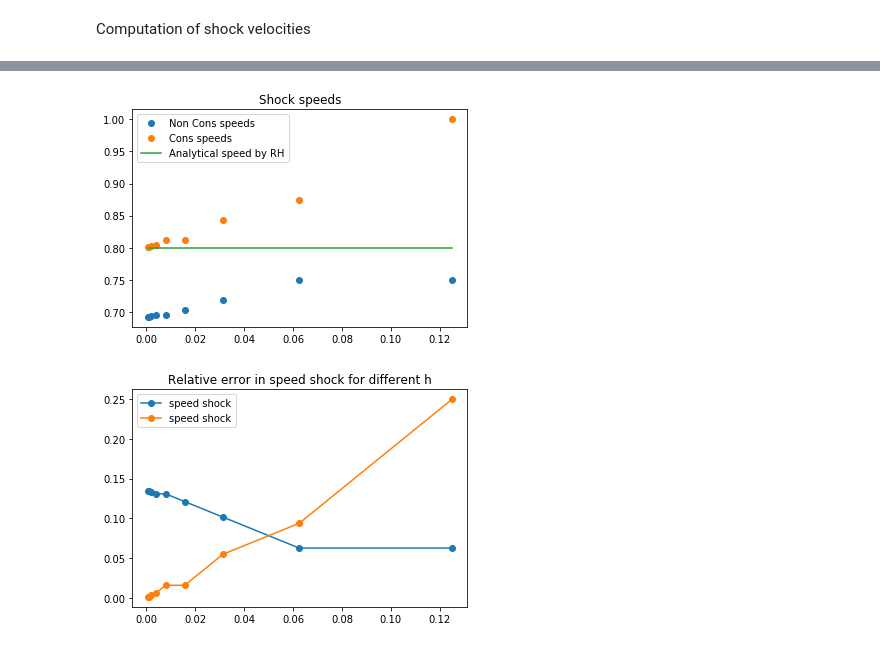
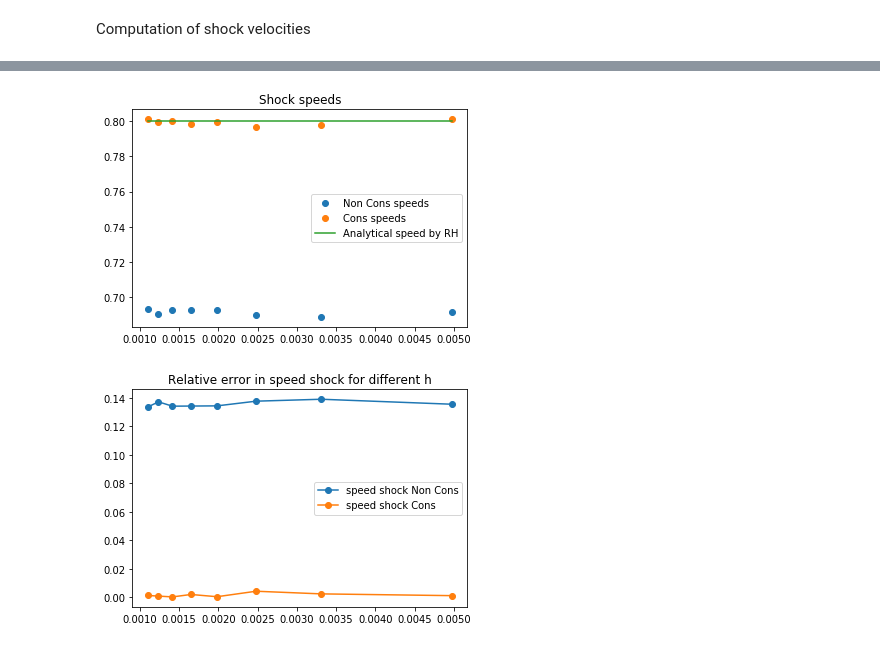
Before and after one commit to fdrmrc/HigherNumericalMathematicsPS, a Jupyter notebook: Sheet3/Burgers_Upwinds.ipynb, the cells around one changed output, grey strips where cells are left out. Cells and saved outputs as stored; diff of their text form; code cells hidden in the pictures.

Commit message:
numerical speed schock

```diff
--- a/Sheet3/Burgers_Upwinds.ipynb
+++ b/Sheet3/Burgers_Upwinds.ipynb
@@ -42,7 +42,7 @@ plt.show()
 [figure]
 # %%
 def noncon_upwind(dx,dt,tf,ul,ur):
-    nx=int(np.floor((b-a)/dx))
+    nx=int(np.ceil((b-a)/dx))
     x=np.linspace(a,b,nx+1)
     u=u0(x,ul,ur) #size N+1
     t=0
@@ -58,7 +58,7 @@ def noncon_upwind(dx,dt,tf,ul,ur):
 
 
 def conservative_upwind(dx,dt,tf,ul,ur):
-    nx=int(np.floor((b-a)/dx))
+    nx=int(np.ceil((b-a)/dx))
     x=np.linspace(a,b,nx+1)
     u=u0(x,ul,ur) #size N+1
     t=0
@@ -71,10 +71,10 @@ def conservative_upwind(dx,dt,tf,ul,ur):
         t=t+dt
     return u
 
-nx=200
+nx=1111
 dx=(b-a)/nx
 dt=0.5*dx
-tf=1
+tf=0.5
 ul=1.2
 ur=0.4
 ShockSpeed=(ul+ur)/2
@@ -85,24 +203,2 @@ ucon=conservative_upwind(dx,dt,tf,ul,ur)
 # %% [markdown]
 Computation of shock velocities
-# %%
-def shock_speed(u0,unc,ucon,x,ul,ur):
-    #Non Conservative scheme velocity
-    pos0=np.where(u0(x,ul,ur)==ur)[0][0]
-    if (len(np.where(abs(unc-ur)<1e-1))>0):
-        fpos=np.where(abs(unc-ur)<1e-1)[0][0]
-        speedNC=(x[fpos]-x[pos0])/(tf)
-
-    #print('Shock speed Non Conservative= ', speedNC)
-
-    #Conservative scheme velocity
-    if (len(np.where(abs(ucon-ur)<1e-1))>0):
-        fpos=np.where(abs(ucon-ur)<1e-1)[0][0]
-        speedCON=(x[fpos]-x[pos0])/(tf)
-    #print('Shock speed conservative= ', speedCON)
-    return speedNC, speedCON
-
-
-vnc,vcon=shock_speed(u0,unc,ucon,x,ul,ur)
-print('Analytical shock speed',ShockSpeed)
-print('Non Cons shock speed',vnc)
-print('Cons shock speed',vcon)
@@ -125,5 +205,5 @@ plt.show()
 # %%
-hrange=1/(2**np.arange(3,12))
+hrange=1/(np.arange(201,1001,101))
 
 errNC=[]
 errCON=[]
@@ -137,8 +217,9 @@ for dx in hrange:
     unc=noncon_upwind(dx,dt,tf,ul,ur)
     ucon=conservative_upwind(dx,dt,tf,ul,ur) #compute solutions
 
-    spNC=shock_speed(u0,unc,ucon,x,ul,ur)[0] #compute shock speeds
-    spCON=shock_speed(u0,unc,ucon,x,ul,ur)[1]
+#    Tol=0.05
+
+    spNC,spCON=shock_speed(u0,unc,ucon,x,ul,ur) #compute shock speeds
 
     speedsNC.append(spNC) #store numerical shock velocities for each h
     speedsCON.append(spCON)
@@ -148,18 +229,18 @@ for dx in hrange:
 # %%
 plt.figure()
 plt.plot(hrange,speedsNC,'o',label='Non Cons speeds')
 plt.plot(hrange,speedsCON,'o',label='Cons speeds')
 plt.plot((min(hrange), max(hrange)), (ShockSpeed, ShockSpeed), '-',label='Analytical speed by RH')
 plt.legend()
 plt.title('Shock speeds')
 plt.show()
 
 plt.figure()
-plt.plot(hrange,errNC,'-o',label='speed shock')
-plt.plot(hrange,errCON,'-o',label='speed shock')
+plt.plot(hrange,errNC,'-o',label='speed shock Non Cons')
+plt.plot(hrange,errCON,'-o',label='speed shock Cons')
 plt.legend()
 plt.title('Relative error in speed shock for different h')
 plt.show()
 # %% [output]
-[figure, old version]
+[figure, new version]
-[figure, old version]
+[figure, new version]
```
Also changed, not shown: parts of 8 cells of this notebook.
